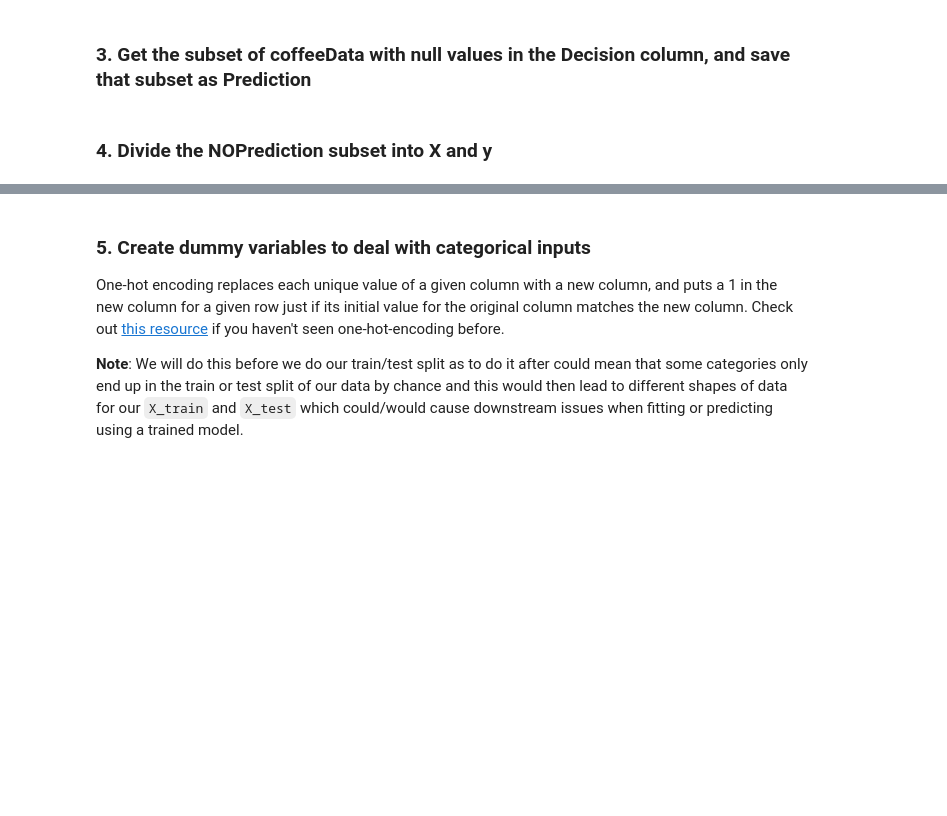
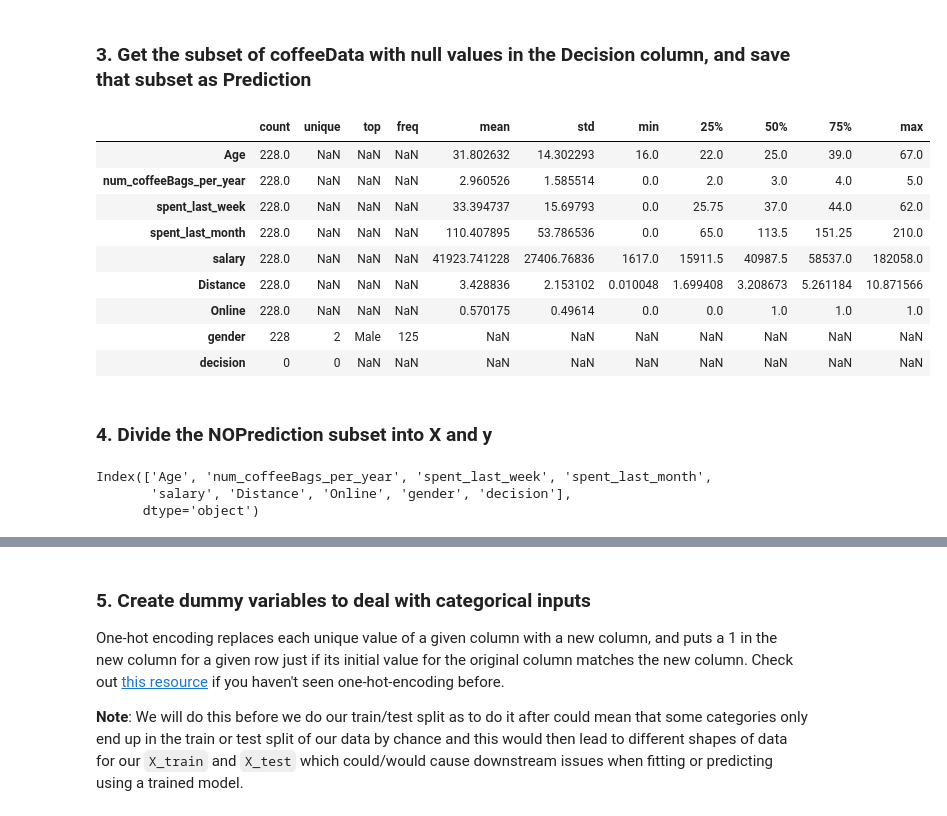
Before and after one commit to jonnross88/Springboard, a Jupyter notebook: u14_supervised_learning/Decision Tree Specialty Coffee Case Study/Springboard Decision Tree Specialty Coffee Case Study - Tier 3.ipynb, the cells around one changed output, grey strips where cells are left out. Drawn from its saved outputs; the diff is of its cells as text; code cells hidden in the pictures; blank space fills up the shorter version.

```diff
--- a/u14_supervised_learning/Decision Tree Specialty Coffee Case Study/Springboard Decision Tree Specialty Coffee Case Study - Tier 3.ipynb
+++ b/u14_supervised_learning/Decision Tree Specialty Coffee Case Study/Springboard Decision Tree Specialty Coffee Case Study - Tier 3.ipynb
@@ -268,16 +290,31 @@ Can you admissibly conclude anything from this scatterplot? Remember: we are try
 ### 3. Get the subset of coffeeData with null values in the Decision column, and save that subset as Prediction
 # %%
 # Get just those rows whose value for the Decision column is null
-_ _ _
-_ _ _
+Prediction = coffeeData.drop(columns=['Gender', 'Decision'])
+Prediction = Prediction[Prediction.decision.isna()]
 # %%
 # Call describe() on Prediction
-_ _ _
+Prediction.describe(include='all').T
+# %% [output]
+|  | count | unique | top | freq | mean | std | min | 25% | 50% | 75% | max |
+| Age | 228.0 | NaN | NaN | NaN | 31.802632 | 14.302293 | 16.0 | 22.0 | 25.0 | 39.0 | 67.0 |
+| num_coffeeBags_per_year | 228.0 | NaN | NaN | NaN | 2.960526 | 1.585514 | 0.0 | 2.0 | 3.0 | 4.0 | 5.0 |
+| spent_last_week | 228.0 | NaN | NaN | NaN | 33.394737 | 15.69793 | 0.0 | 25.75 | 37.0 | 44.0 | 62.0 |
+| spent_last_month | 228.0 | NaN | NaN | NaN | 110.407895 | 53.786536 | 0.0 | 65.0 | 113.5 | 151.25 | 210.0 |
+| salary | 228.0 | NaN | NaN | NaN | 41923.741228 | 27406.76836 | 1617.0 | 15911.5 | 40987.5 | 58537.0 | 182058.0 |
+| Distance | 228.0 | NaN | NaN | NaN | 3.428836 | 2.153102 | 0.010048 | 1.699408 | 3.208673 | 5.261184 | 10.871566 |
+| Online | 228.0 | NaN | NaN | NaN | 0.570175 | 0.49614 | 0.0 | 0.0 | 1.0 | 1.0 | 1.0 |
+| gender | 228 | 2 | Male | 125 | NaN | NaN | NaN | NaN | NaN | NaN | NaN |
+| decision | 0 | 0 | NaN | NaN | NaN | NaN | NaN | NaN | NaN | NaN | NaN |
 # %% [markdown]
 ### 4. Divide the NOPrediction subset into X and y
 # %%
 # Check the names of the columns of NOPrediction
-_ _ _
+NOPrediction.columns
+# %% [output]
+Index(['Age', 'num_coffeeBags_per_year', 'spent_last_week', 'spent_last_month',
+       'salary', 'Distance', 'Online', 'gender', 'decision'],
+      dtype='object')
 # %%
 # Let's do our feature selection.
 # Make a variable called 'features', and a list containing the strings of every column except "Decision"
```
Also changed, not shown: parts of 10 cells of this notebook.
